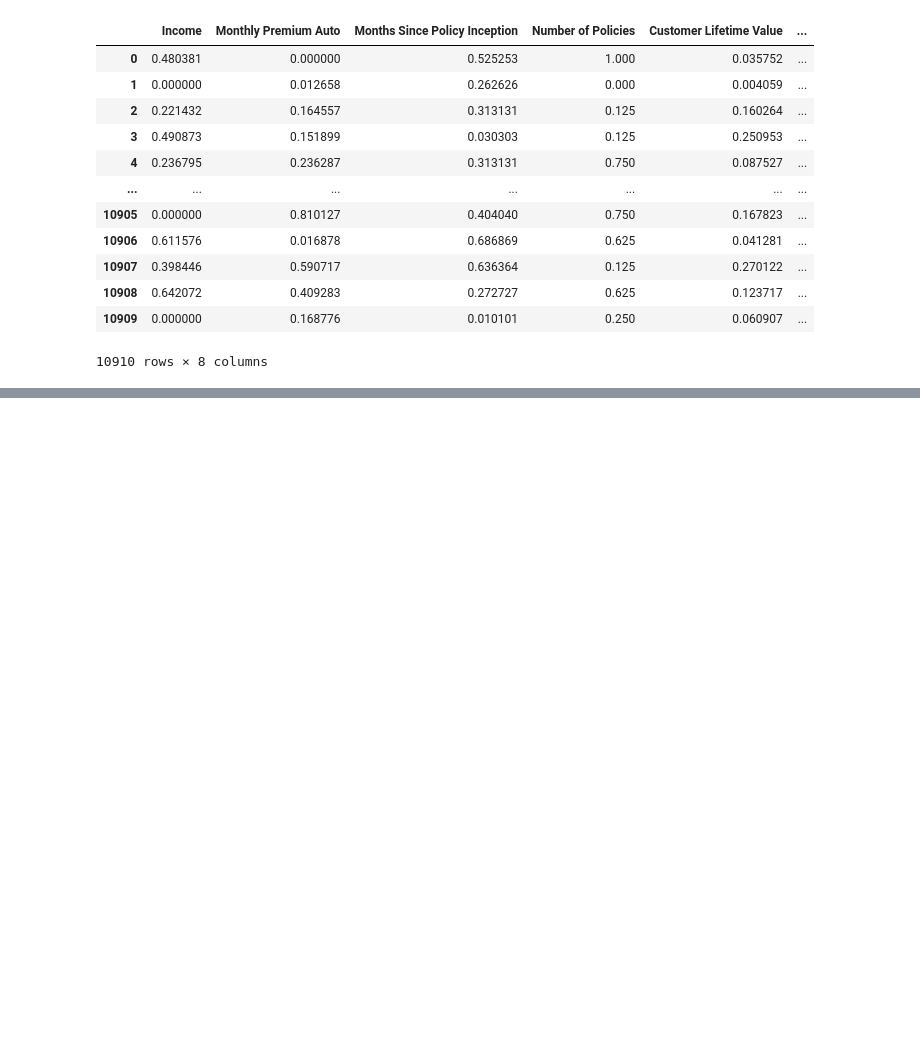
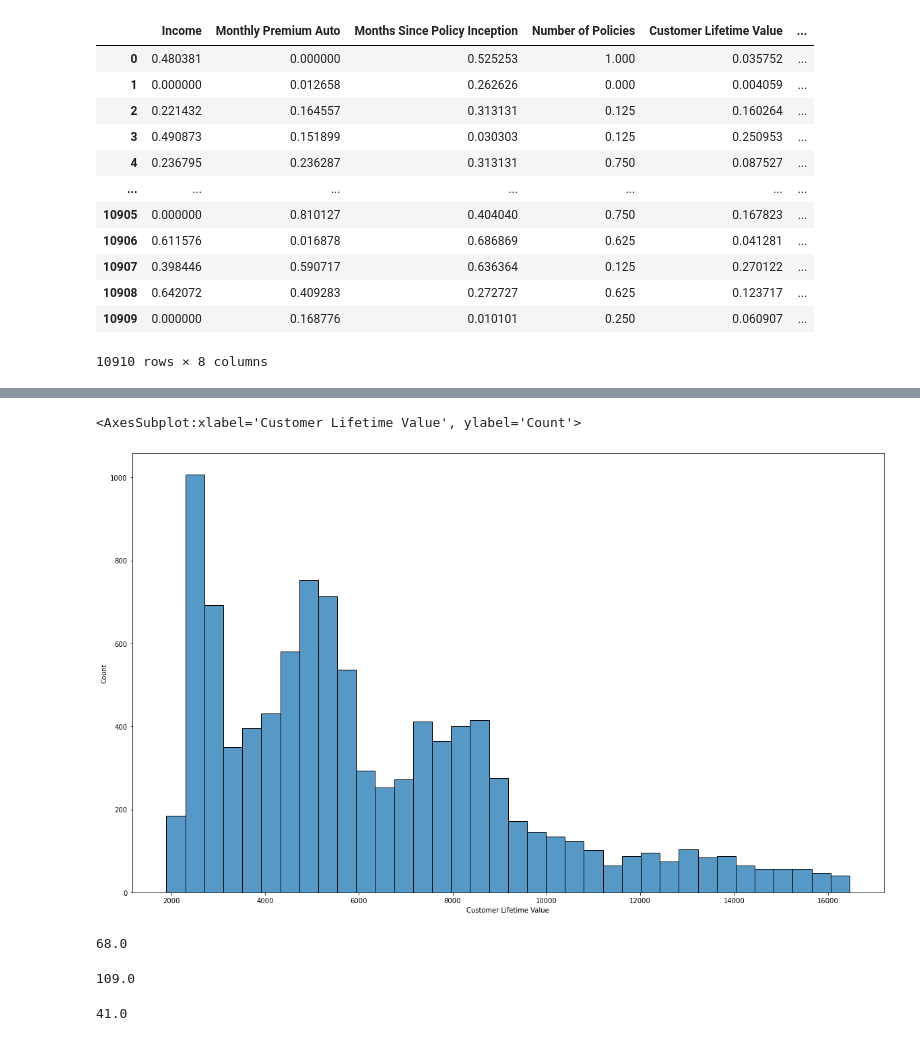
Before and after one commit to OdeliaAhdout/car_insurance_case_study_OA, a Jupyter notebook: ca_lab1_plotting.ipynb, the cells around one changed output, grey strips where cells are left out. Saved outputs shown, nothing was run; the diff lists cells and outputs as text; code cells hidden in the pictures; blank space fills up the shorter version.

```diff
--- a/ca_lab1_plotting.ipynb
+++ b/ca_lab1_plotting.ipynb
@@ -177,0 +230,3 @@ import statistics as stats
+# %%
+max_CTV = types_columns_num['Customer Lifetime Value'] <= (Q3_CTV + 1.5 * IQR_CTV)
+max_CTV
@@ -177,0 +246,23 @@ import statistics as stats
+# %%
+cleaned_CTV = types_columns_num['Customer Lifetime Value'][max_CTV]
+# %%
+plt.figure(figsize=(20,12))
+sns.histplot(cleaned_CTV)
+# %% [output]
+<AxesSubplot:xlabel='Customer Lifetime Value', ylabel='Count'>
+[figure, added]
+# %%
+Q1_MPA = np.percentile(types_columns_num['Monthly Premium Auto'], 25)
+Q1_MPA
+# %% [output]
+68.0
+# %%
+Q3_MPA = np.percentile(types_columns_num['Monthly Premium Auto'], 75)
+Q3_MPA
+# %% [output]
+109.0
+# %%
+IQR_MPA = Q3_MPA - Q1_MPA
+IQR_MPA
+# %% [output]
+41.0
```
Also changed, not shown: parts of 15 cells of this notebook.
